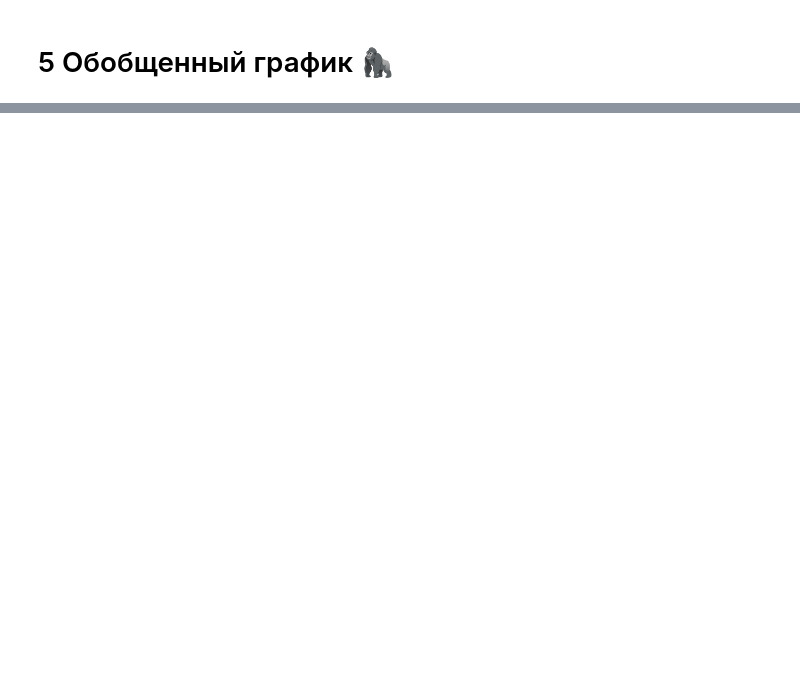
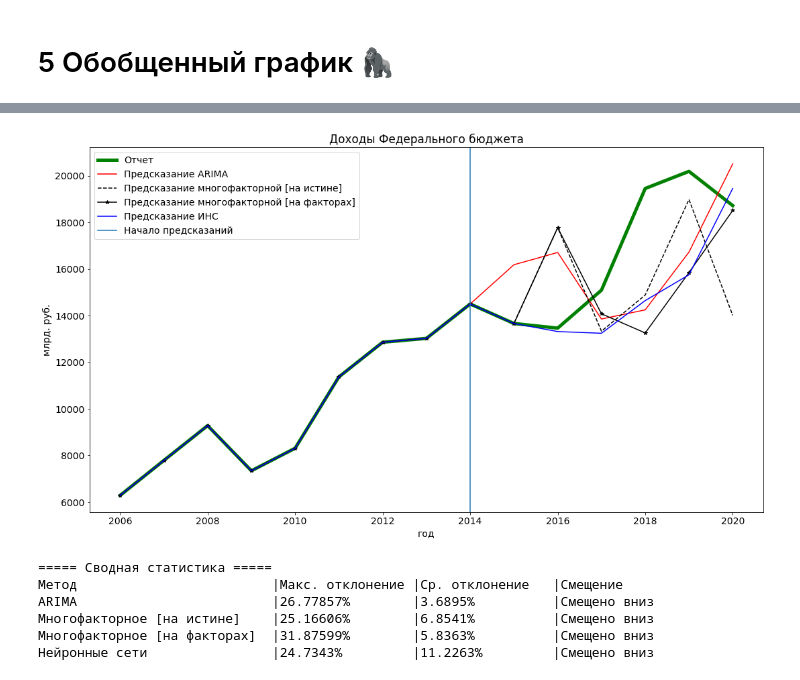
Before and after one commit to vasilisc-team/vasilisc.budget, a Jupyter notebook: research/ResearchJupyter.ipynb, the cells around one changed output, grey strips where cells are left out. Saved outputs shown, nothing was run; the diff lists cells and outputs as text; code cells hidden in the pictures; blank space fills up the shorter version.

```diff
--- a/research/ResearchJupyter.ipynb
+++ b/research/ResearchJupyter.ipynb
@@ -649,0 +744,24 @@ ARIMA                         |15.13805%        |1.186%           |Смещен
+# %%
+y_fed = data_fed.iloc[0, 1:].values
+# %%
+def _get_step_nn_fed(idx:int) -> float:
+    K.clear_session()
+    model = keras.Sequential(name="budget_net")
+    model.add(layers.Dense(128, input_shape=(36,), activation="sigmoid"))
+    model.add(layers.Dense(64, activation="sigmoid"))
+    model.add(layers.Dense(32, activation="sigmoid"))
+    model.add(layers.Dense(16, activation="sigmoid"))
+    model.add(layers.Dense(8, activation="sigmoid"))
+    model.add(layers.Dense(1, activation="sigmoid"))
+
+    opt = optimizers.Adam(lr=1e-4)
+    model.compile(loss='MSE', optimizer='adam')
+
+    model.fit(x_fed_true[:idx-1].astype(np.float32) / 2e4, y_fed[:idx-1].astype(np.float32) / 2e4, epochs=10000, verbose=0)
+    y_hat = model.predict(x_fed_true[:idx].astype(np.float32) / 2e4)
+    return y_hat[-1]
+# %%
+%%time
+y_hat_stability_fed = list(y_fed[:10] / 2e4)
+for i in range(10, len(y_fed)):
+    y_hat_stability_fed.append(_get_step_nn_fed(i)[0])
@@ -649,0 +770,39 @@ ARIMA                         |15.13805%        |1.186%           |Смещен
+# %%
+plt.rcParams.update({'font.size': 14})
+fig, ax = plt.subplots(1, figsize=(18, 10))
+
+ax.set_title("Доходы Федерального бюджета")
+ax.plot(data_fed.columns[1:], data_fed.iloc[0, 1:].astype(float), 'g', label="Отчет", linewidth=5.0)
+ax.plot(data_fed.columns[1:], fed_arima_forecast, 'r', label="Предсказание ARIMA")
+ax.plot(data_fed.columns[1:], lr_forecast_fed["profit_true"], 'k--', label="Предсказание многофакторной [на истине]")
+ax.plot(data_fed.columns[1:], lr_forecast_fed["profit_pred"], 'k-*', label="Предсказание многофакторной [на факторах]")
+ax.plot(data_fed.columns[1:], np.array(y_hat_stability_fed) * 2e4, 'b', label="Предсказание ИНС")
+
+ax.axvline(x=2014, label="Начало предсказаний")
+ax.set_ylabel("млрд. руб.")
+ax.set_xlabel("год")
+ax.legend(loc="best")
+
+
+plt.subplots_adjust(hspace=0.3)
+plt.show()
+# %% [output]
+[figure, added]
+# %%
+print(5 * "=" + " Сводная статистика " + "=" * 5)
+print("{:30s}|{:17s}|{:17s}|{}".format("Метод", "Макс. отклонение", "Ср. отклонение", "Смещение"))
+temp_1 = _calc_metrics(data_fed.iloc[0, 1:].astype(float).values[10:], fed_arima_forecast[10:], 0)
+print("{:30s}|{:17s}|{:17s}|{}".format("ARIMA", str(round(temp_1["max"], 5)) + "%", str(round(temp_1["mean"], 4)) + "%", temp_1["line"]))
+temp_1 = _calc_metrics(data_fed.iloc[0, 1:].astype(float).values[10:], lr_forecast_fed["profit_true"][10:], 0)
+print("{:30s}|{:17s}|{:17s}|{}".format("Многофакторное [на истине]", str(round(temp_1["max"], 5)) + "%", str(round(temp_1["mean"], 4)) + "%", temp_1["line"]))
+temp_1 = _calc_metrics(data_fed.iloc[0, 1:].astype(float).values[10:], lr_forecast_fed["profit_pred"][10:], 0)
+print("{:30s}|{:17s}|{:17s}|{}".format("Многофакторное [на факторах]", str(round(temp_1["max"], 5)) + "%", str(round(temp_1["mean"], 4)) + "%", temp_1["line"]))
+temp_1 = _calc_metrics(data_fed.iloc[0, 1:].astype(float).values[10:], np.array(y_hat_stability_fed)[10:] * 2e4, 0)
+print("{:30s}|{:17s}|{:17s}|{}".format("Нейронные сети", str(round(temp_1["max"], 5)) + "%", str(round(temp_1["mean"], 4)) + "%", temp_1["line"]))
+# %% [output]
+===== Сводная статистика =====
+Метод                         |Макс. отклонение |Ср. отклонение   |Смещение
+ARIMA                         |26.77857%        |3.6895%          |Смещено вниз
+Многофакторное [на истине]    |25.16606%        |6.8541%          |Смещено вниз
+Многофакторное [на факторах]  |31.87599%        |5.8363%          |Смещено вниз
+Нейронные сети                |24.7343%         |11.2263%         |Смещено вниз
```
Also changed, not shown: parts of 25 cells of this notebook, 3 other files.
